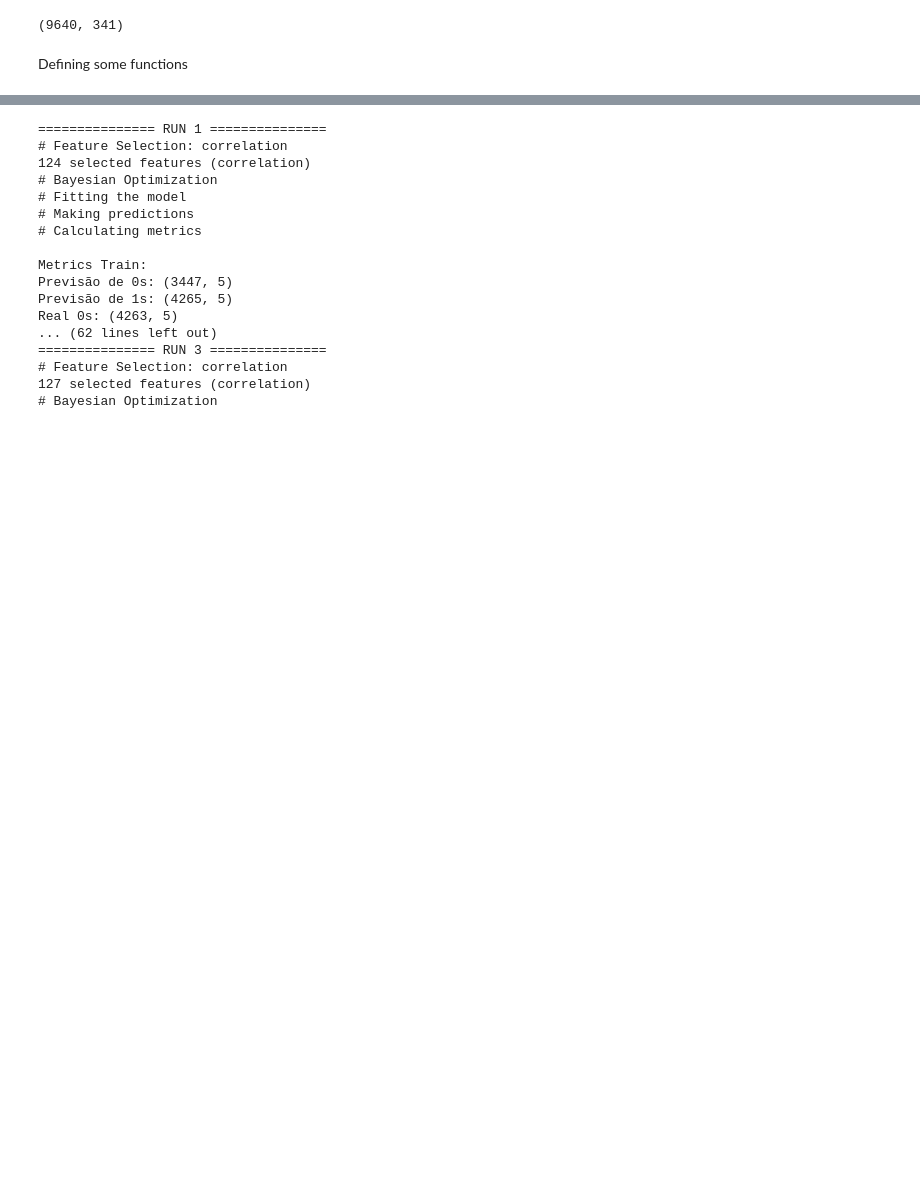
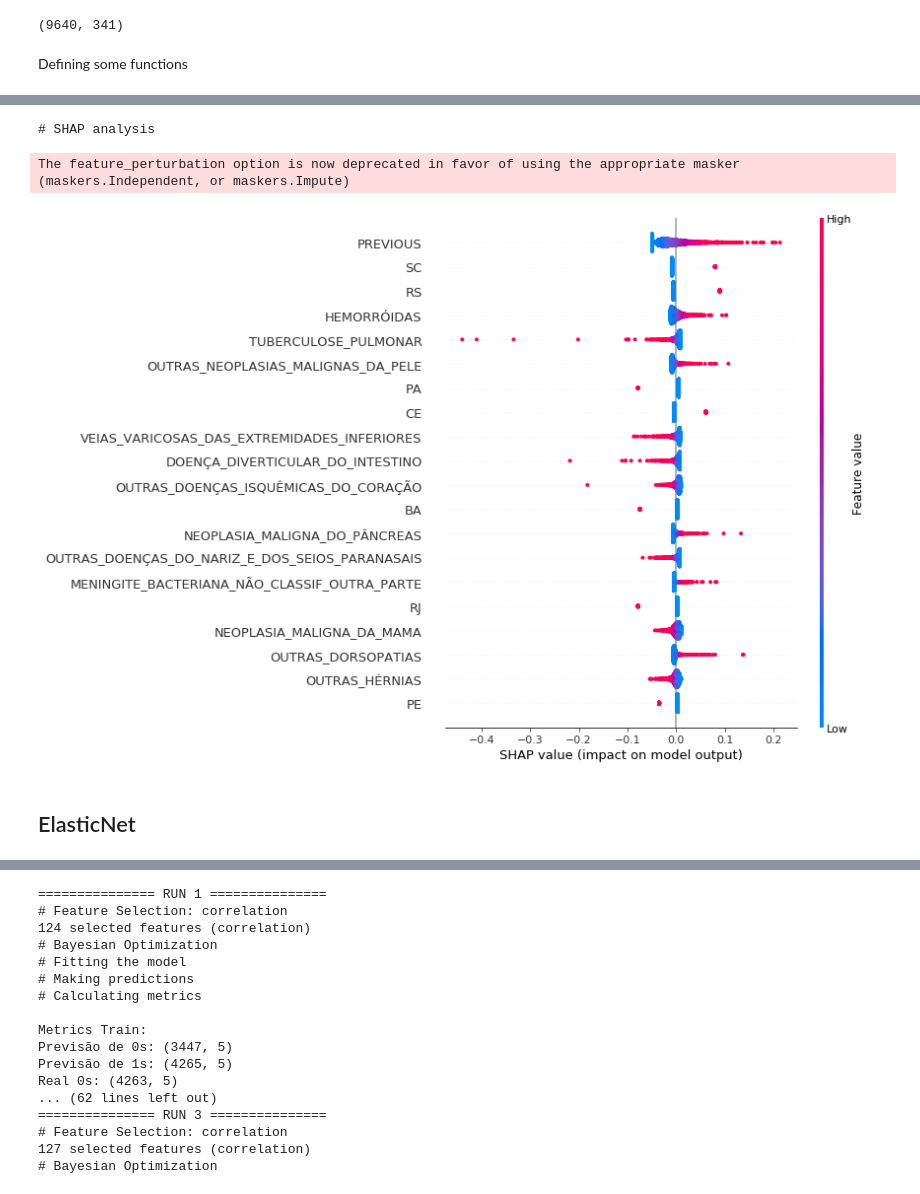
Before and after one commit to pypas/suicities-datasus, a Jupyter notebook: Models/Regression/regression_models.ipynb, the cells around one changed output, grey strips where cells are left out. Saved outputs shown, nothing was run; the diff lists cells and outputs as text; code cells hidden in the pictures; blank space fills up the shorter version.

Commit message:
Updated regression models

```diff
--- a/Models/Regression/regression_models.ipynb
+++ b/Models/Regression/regression_models.ipynb
@@ -210,6 +214,18 @@ test_df = pd.read_csv("test_data_regression.csv", index_col=0)
 df = pd.read_csv("df_regression.csv",index_col=0)
 train_df = pd.read_csv("train_data_regression.csv", index_col=0)
 test_df = pd.read_csv("test_data_regression.csv", index_col=0)
+# %%
+X_train_2018 = train_df.drop(columns=["RATE"])
+y_train_2018 = train_df["RATE"]
+
+mm_x = MinMaxScaler()
+mm_y = MinMaxScaler()
+mm_x.fit(X_train_2018)
+y_reshape = y_train_2018.values.reshape(-1, 1)
+mm_y.fit(y_reshape)
+
+joblib.dump(mm_x_2018, root + "Dashboard/Models/sav/mm_x_regression.save")
+joblib.dump(mm_y_2018, root + "Dashboard/Models/sav/mm_y_regression.save")
 # %% [markdown]
 Defining X and y
 # %%
@@ -284,0 +468,9 @@ all_models_scores = {}
+# %%
+print("# SHAP analysis")
+explainer = shap.LinearExplainer(regressor, X_train_transf)
+shap_values = explainer.shap_values(X_test_transf)
+shap.summary_plot(shap_values, X_test_transf, feature_names=X_test_transf.columns)
+# %% [output]
+# SHAP analysis
+The feature_perturbation option is now deprecated in favor of using the appropriate masker (maskers.Independent, or maskers.Impute)
+[figure, added]
@@ -284,0 +495,2 @@ all_models_scores = {}
+# %% [markdown]
+## ElasticNet
```
Also changed, not shown: parts of 41 cells of this notebook.
